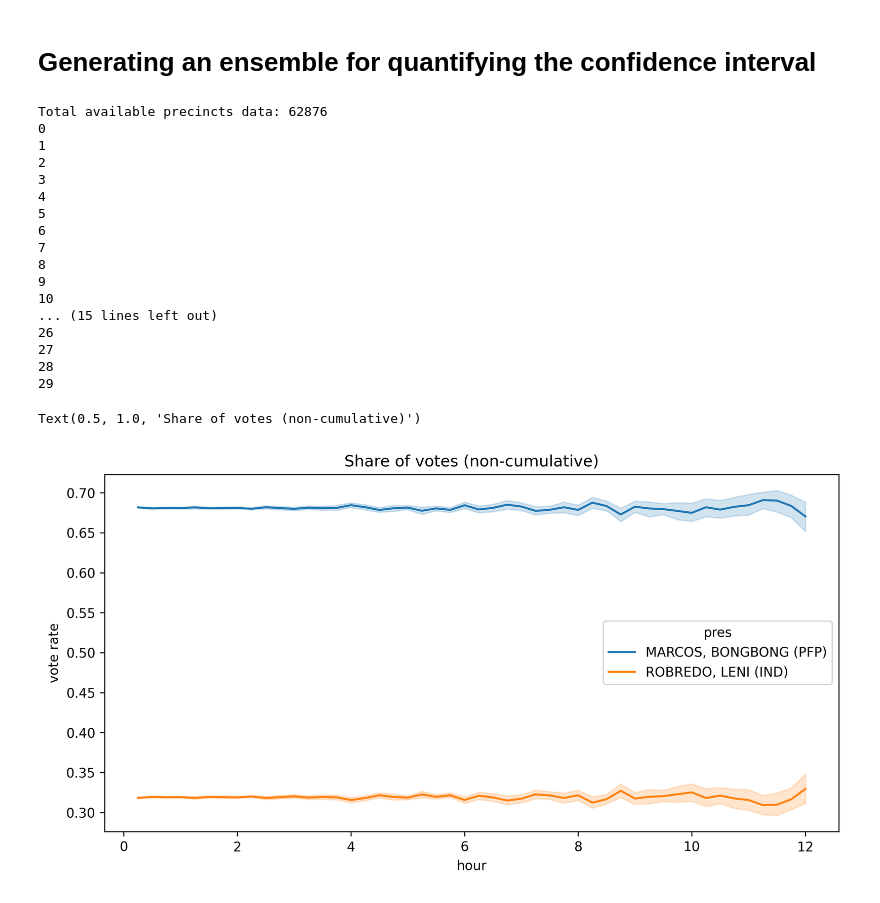
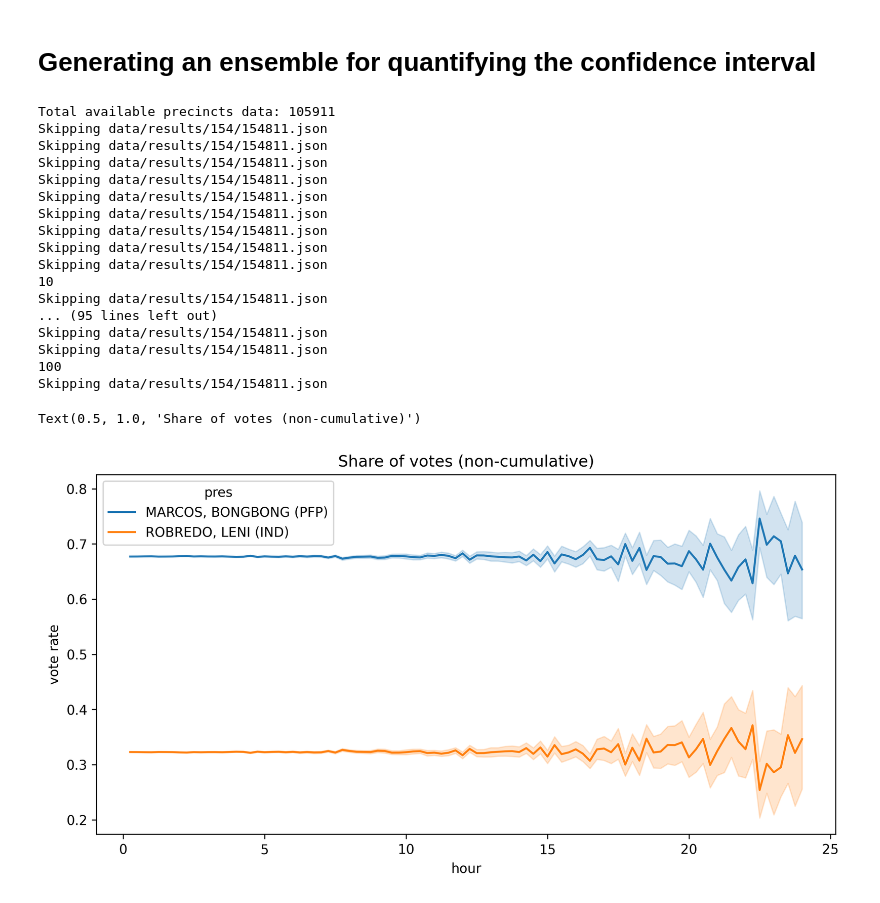
Before and after one commit to avsolatorio/philippine-elections-2022, a Jupyter notebook: ppc-transmission-simulation.ipynb, the cells around one changed output. Cells and saved outputs as stored; diff of their text form; code cells hidden in the pictures.

```diff
--- a/ppc-transmission-simulation.ipynb
+++ b/ppc-transmission-simulation.ipynb
@@ -147,7 +163,7 @@ The next code block simulates the random receiving of ERs by the COMELEC servers
 
 Each ER is assumed to successfully transmit to the server in a random process, modeled by a geometric distribution.
 # %%
-rvs = np.random.geometric(p, size=len(results_files))
+rvs = np.random.geometric(opt_p, size=len(results_files))
 print(pd.Series(rvs).describe())
 
 fields = ["bo", "v", "tot", "per", "ser", "bon", "pc", "pn"]
@@ -155,7 +171,10 @@ fields = ["bo", "v", "tot", "per", "ser", "bon", "pc", "pn"]
 batch = {rv: [] for rv in rvs}
 
 for rv, rf in zip(rvs, results_files):
-    pres = cache_load_pres_data(rf)
 
-    batch[rv].append(pres[fields])
+    try:
+        pres = cache_load_pres_data(rf)
+        batch[rv].append(pres[fields])
+    except KeyError:
+        print(f"Skipping {rf}")
 # %% [output]
@@ -171,12 +190,0 @@ dtype: float64
-# %%
-rvs = np.random.geometric(p, size=len(results_files))
-print(pd.Series(rvs).describe())
-
-fields = ["bo", "v", "tot", "per", "ser", "bon", "pc", "pn"]
-
-batch = {rv: [] for rv in rvs}
-
-for rv, rf in zip(rvs, results_files):
-    pres = cache_load_pres_data(rf)
-
-    batch[rv].append(pres[fields])
@@ -319,12 +317,13 @@ print(f"Total available precincts data: {len(results_files)}")
 ensemble_s_cu = []
 ensemble_s_nc = []
 
-N = 30
+N = 100
 
-for n in range(N):
-    print(n)
+for n in range(1, N + 1):
+    if n % 10 == 0:
+        print(n)
 
-    rvs = np.random.geometric(p, size=len(results_files))
+    rvs = np.random.geometric(opt_p, size=len(results_files))
     # print(pd.Series(rvs).describe())
 
     fields = ["bo", "v", "tot", "per", "ser", "bon", "pc", "pn"]
@@ -332,10 +331,11 @@ for n in range(N):
     batch = {rv: [] for rv in rvs}
 
     for rv, rf in zip(rvs, results_files):
-        pres = cache_load_pres_data(rf)
-
-        batch[rv].append(pres[fields])
-
+        try:
+            pres = cache_load_pres_data(rf)
+            batch[rv].append(pres[fields])
+        except KeyError:
+            print(f"Skipping {rf}")
 
     rv_data = []
 
@@ -361,48 +361,48 @@ for n in range(N):
     s_cu = sub_data.cumsum().divide(sub_data.cumsum().sum(axis=1), axis=0)
     ensemble_s_cu.append(s_cu)
 # %% [output]
-Total available precincts data: 62876
-0
-1
-2
-3
-4
-5
-6
-7
-8
-9
+Total available precincts data: 105911
+Skipping data/results/154/154811.json
+Skipping data/results/154/154811.json
+Skipping data/results/154/154811.json
+Skipping data/results/154/154811.json
+Skipping data/results/154/154811.json
+Skipping data/results/154/154811.json
+Skipping data/results/154/154811.json
+Skipping data/results/154/154811.json
+Skipping data/results/154/154811.json
 10
-... (15 lines left out)
-26
-27
-28
-29
+Skipping data/results/154/154811.json
+... (95 lines left out)
+Skipping data/results/154/154811.json
+Skipping data/results/154/154811.json
+100
+Skipping data/results/154/154811.json
 # %%
 eee = ensemble_s_nc.copy()
 eee = pd.concat([e.reset_index(level=1, drop="count").reset_index() for e in eee])
 
 b_eee = pd.DataFrame()
 b_eee["hour"] = eee["hour"]
 b_eee["vote rate"] = eee["MARCOS, BONGBONG (PFP)"]
 b_eee["pres"] = "MARCOS, BONGBONG (PFP)"
 
 l_eee = pd.DataFrame()
 l_eee["hour"] = eee["hour"]
 l_eee["vote rate"] = eee["ROBREDO, LENI (IND)"]
 l_eee["pres"] = "ROBREDO, LENI (IND)"
 
 long_eee = pd.concat([b_eee, l_eee]).reset_index(drop="index")
 long_eee["hour"] = long_eee["hour"] / PERIODS_PER_HOUR
 
 fig = plt.figure(figsize=(10, 5), dpi=300)
 ax = fig.gca()
 
-sns.lineplot(data=long_eee[long_eee["hour"] <= 12], x="hour", y="vote rate", hue="pres", ax=ax)
+sns.lineplot(data=long_eee[long_eee["hour"] <= 24], x="hour", y="vote rate", hue="pres", ax=ax)
 ax.set_title("Share of votes (non-cumulative)")
 # %% [output]
 Text(0.5, 1.0, 'Share of votes (non-cumulative)')
-[figure, old version]
+[figure, new version]
 # %%
 eee = ensemble_s_cu.copy()
 eee = pd.concat([e.reset_index(level=1, drop="count").reset_index() for e in eee])
```
Also changed, not shown: parts of 16 cells of this notebook, 1 other file.
